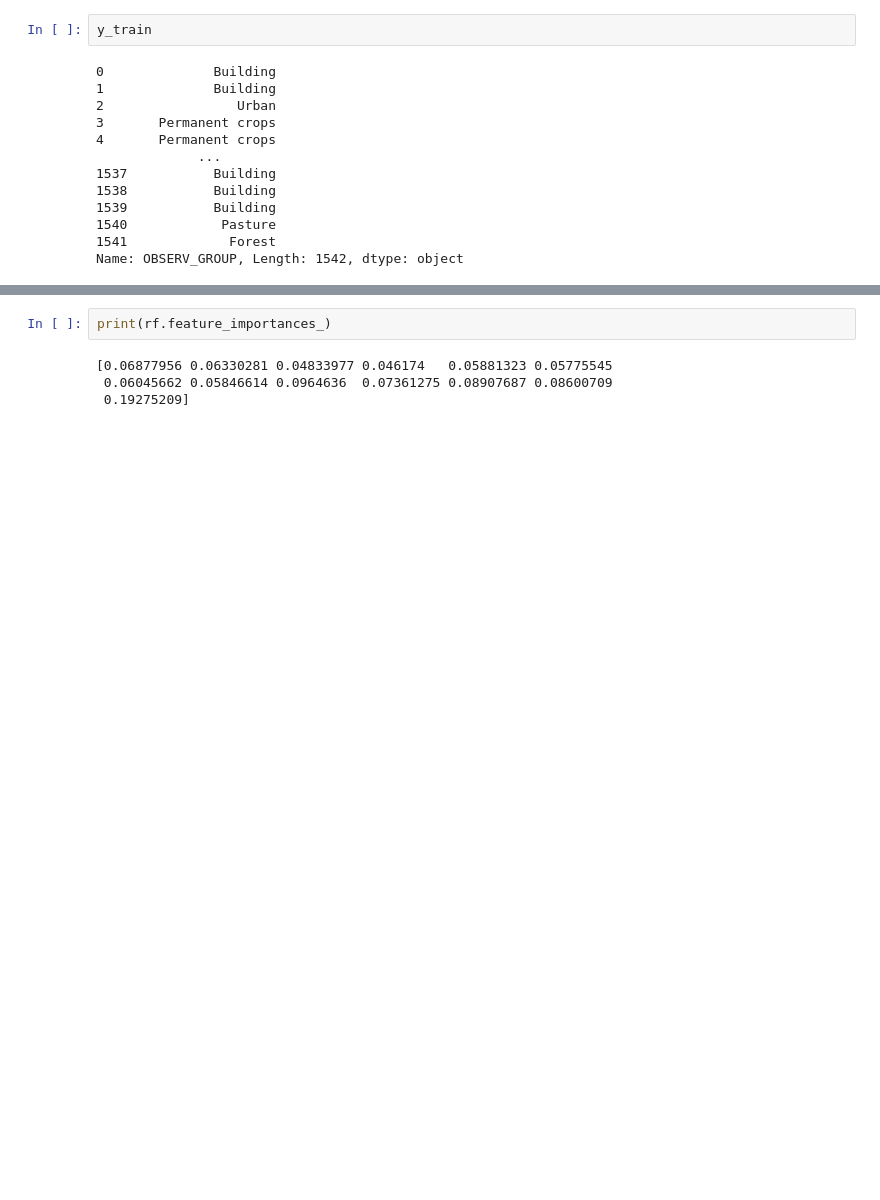
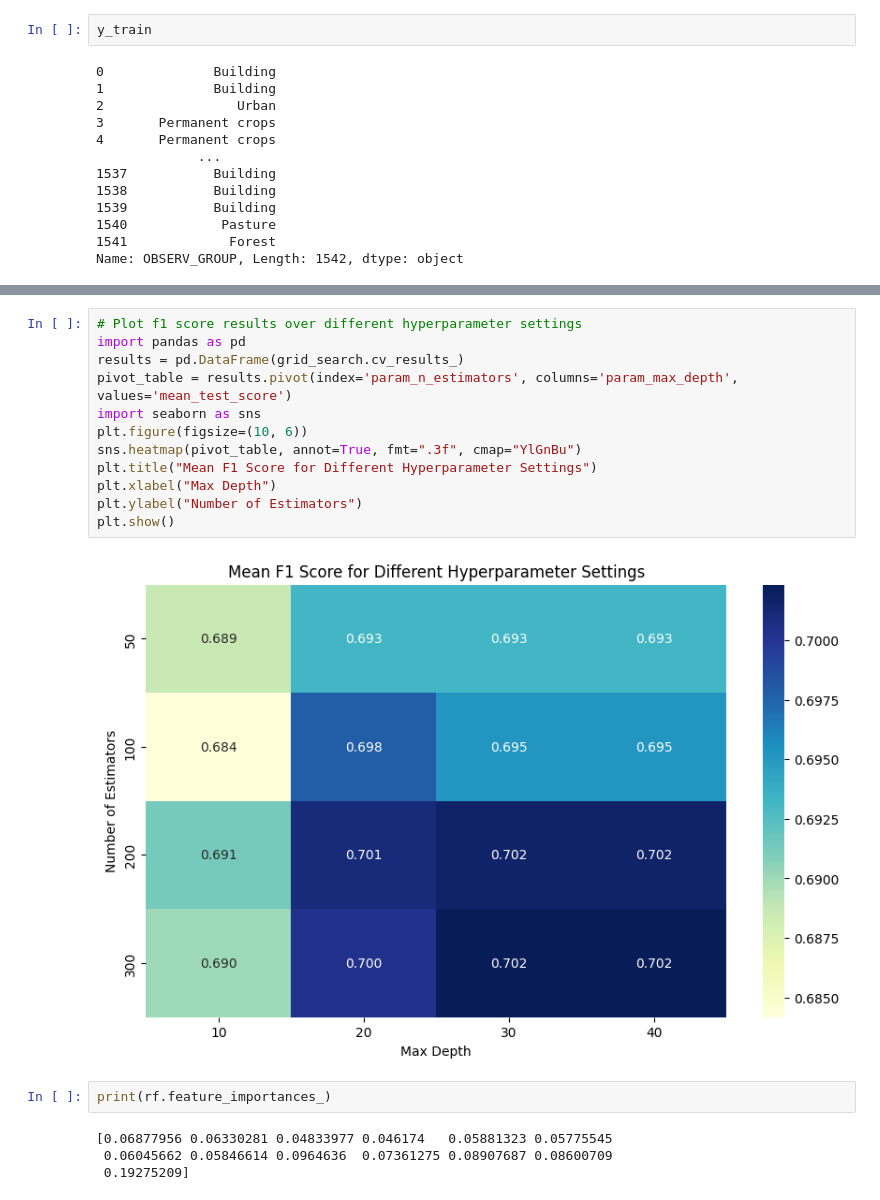
Before and after one commit to kshitijrajsharma/landcoverclassification, a Jupyter notebook: notebooks/experiment.ipynb, the cells around one changed output, grey strips where cells are left out. Saved outputs shown, nothing was run; the diff lists cells and outputs as text; blank space fills up the shorter version.

```diff
--- a/notebooks/experiment.ipynb
+++ b/notebooks/experiment.ipynb
@@ -143,3 +308,17 @@ Permanent crops       1.00      0.00      0.00        12
+# %%
+# Plot f1 score results over different hyperparameter settings
+import pandas as pd
+results = pd.DataFrame(grid_search.cv_results_)
+pivot_table = results.pivot(index='param_n_estimators', columns='param_max_depth', values='mean_test_score')
+import seaborn as sns
+plt.figure(figsize=(10, 6))
+sns.heatmap(pivot_table, annot=True, fmt=".3f", cmap="YlGnBu")
+plt.title("Mean F1 Score for Different Hyperparameter Settings")
+plt.xlabel("Max Depth")
+plt.ylabel("Number of Estimators")
+plt.show()
+# %% [output]
+[figure, added]
 # %%
 print(rf.feature_importances_)
 # %% [output]
```
Also changed, not shown: parts of 9 cells of this notebook, 1 other file.
